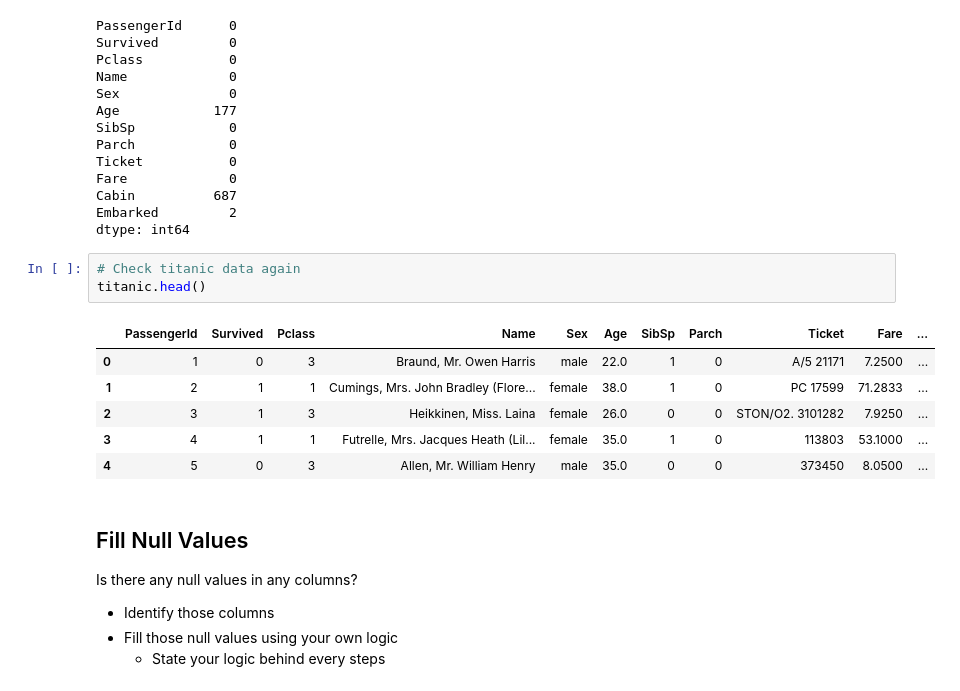
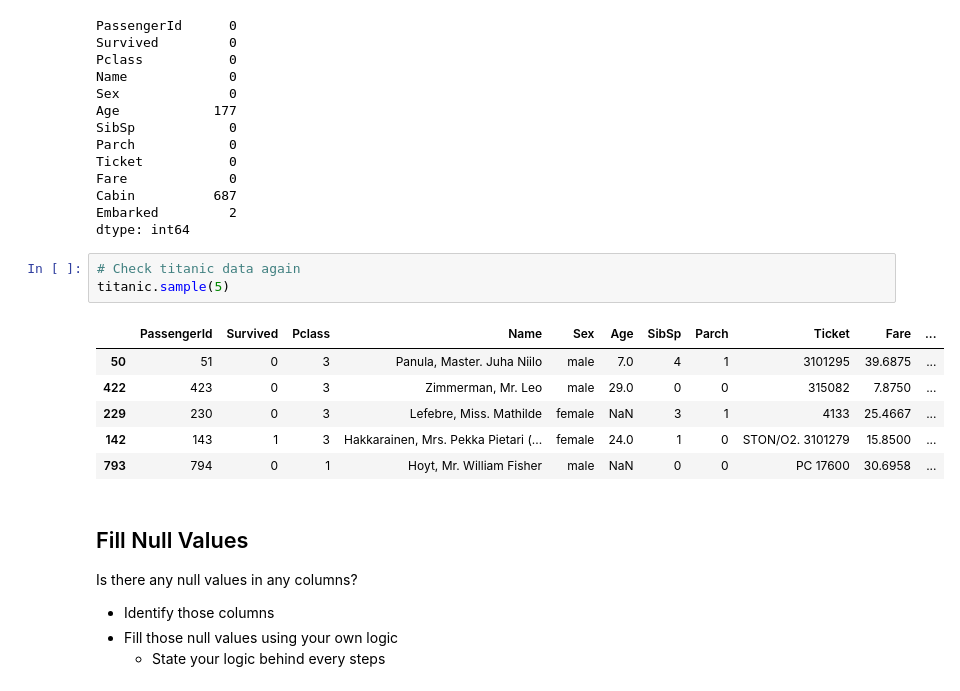
Before and after one commit to NPHansen/DS_AI, a Jupyter notebook: Lab 2/IOD_Lab 2.2.1.ipynb, the cells around one changed output. Saved outputs shown, nothing was run; the diff lists cells and outputs as text.

Commit message:
titanic edits

```diff
--- a/Lab 2/IOD_Lab 2.2.1.ipynb
+++ b/Lab 2/IOD_Lab 2.2.1.ipynb
@@ -125,14 +125,14 @@ Embarked         2
 dtype: int64
 # %%
 # Check titanic data again
-titanic.head()
+titanic.sample(5)
 # %% [output]
 |  | PassengerId | Survived | Pclass | Name | Sex | Age | SibSp | Parch | Ticket | Fare | ... |
-| 0 | 1 | 0 | 3 | Braund, Mr. Owen Harris | male | 22.0 | 1 | 0 | A/5 21171 | 7.2500 | ... |
-| 1 | 2 | 1 | 1 | Cumings, Mrs. John Bradley (Flore... | female | 38.0 | 1 | 0 | PC 17599 | 71.2833 | ... |
-| 2 | 3 | 1 | 3 | Heikkinen, Miss. Laina | female | 26.0 | 0 | 0 | STON/O2. 3101282 | 7.9250 | ... |
-| 3 | 4 | 1 | 1 | Futrelle, Mrs. Jacques Heath (Lil... | female | 35.0 | 1 | 0 | 113803 | 53.1000 | ... |
-| 4 | 5 | 0 | 3 | Allen, Mr. William Henry | male | 35.0 | 0 | 0 | 373450 | 8.0500 | ... |
+| 50 | 51 | 0 | 3 | Panula, Master. Juha Niilo | male | 7.0 | 4 | 1 | 3101295 | 39.6875 | ... |
+| 422 | 423 | 0 | 3 | Zimmerman, Mr. Leo | male | 29.0 | 0 | 0 | 315082 | 7.8750 | ... |
+| 229 | 230 | 0 | 3 | Lefebre, Miss. Mathilde | female | NaN | 3 | 1 | 4133 | 25.4667 | ... |
+| 142 | 143 | 1 | 3 | Hakkarainen, Mrs. Pekka Pietari (... | female | 24.0 | 1 | 0 | STON/O2. 3101279 | 15.8500 | ... |
+| 793 | 794 | 0 | 1 | Hoyt, Mr. William Fisher | male | NaN | 0 | 0 | PC 17600 | 30.6958 | ... |
 # %% [markdown]
 ## Fill Null Values
 
```
Also changed, not shown: parts of 37 cells of this notebook.
